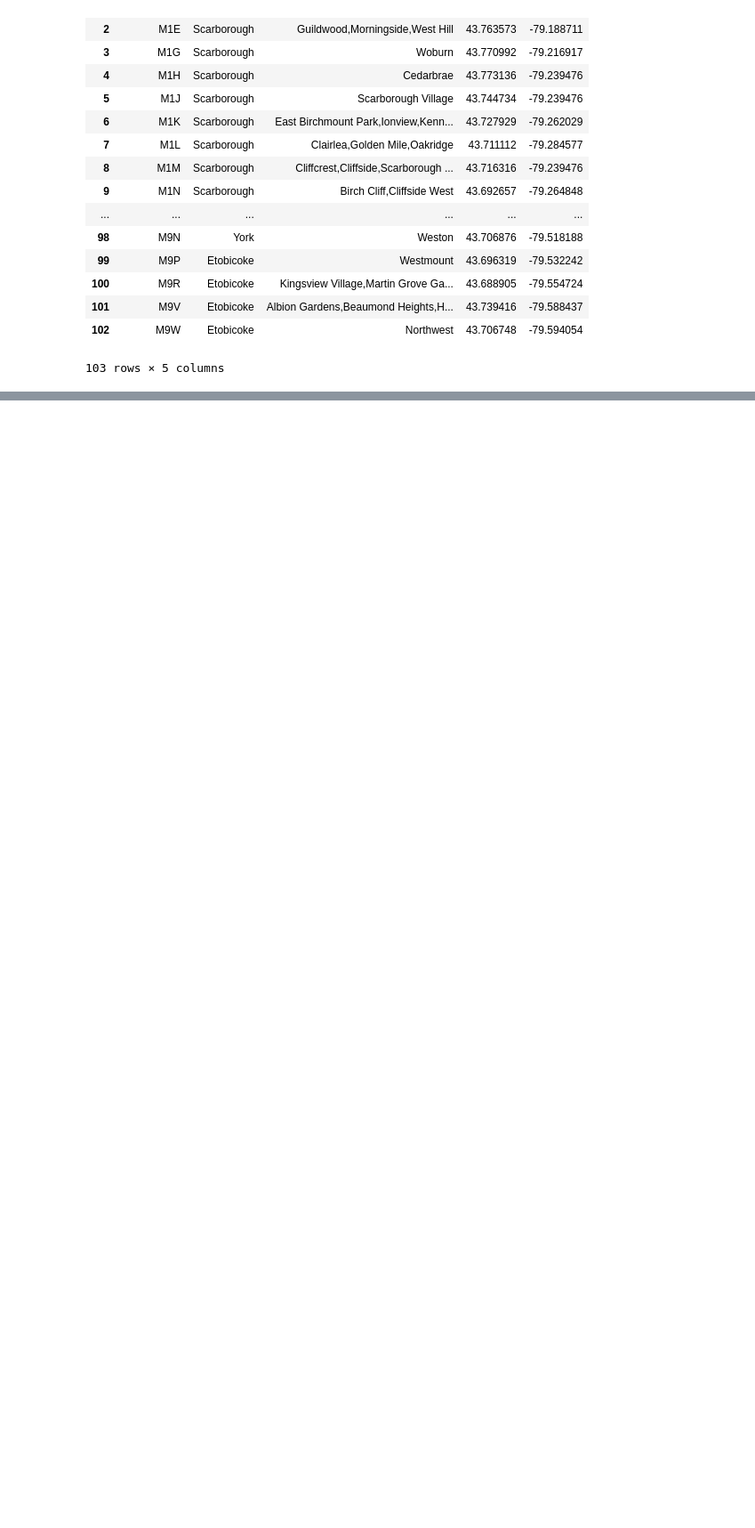
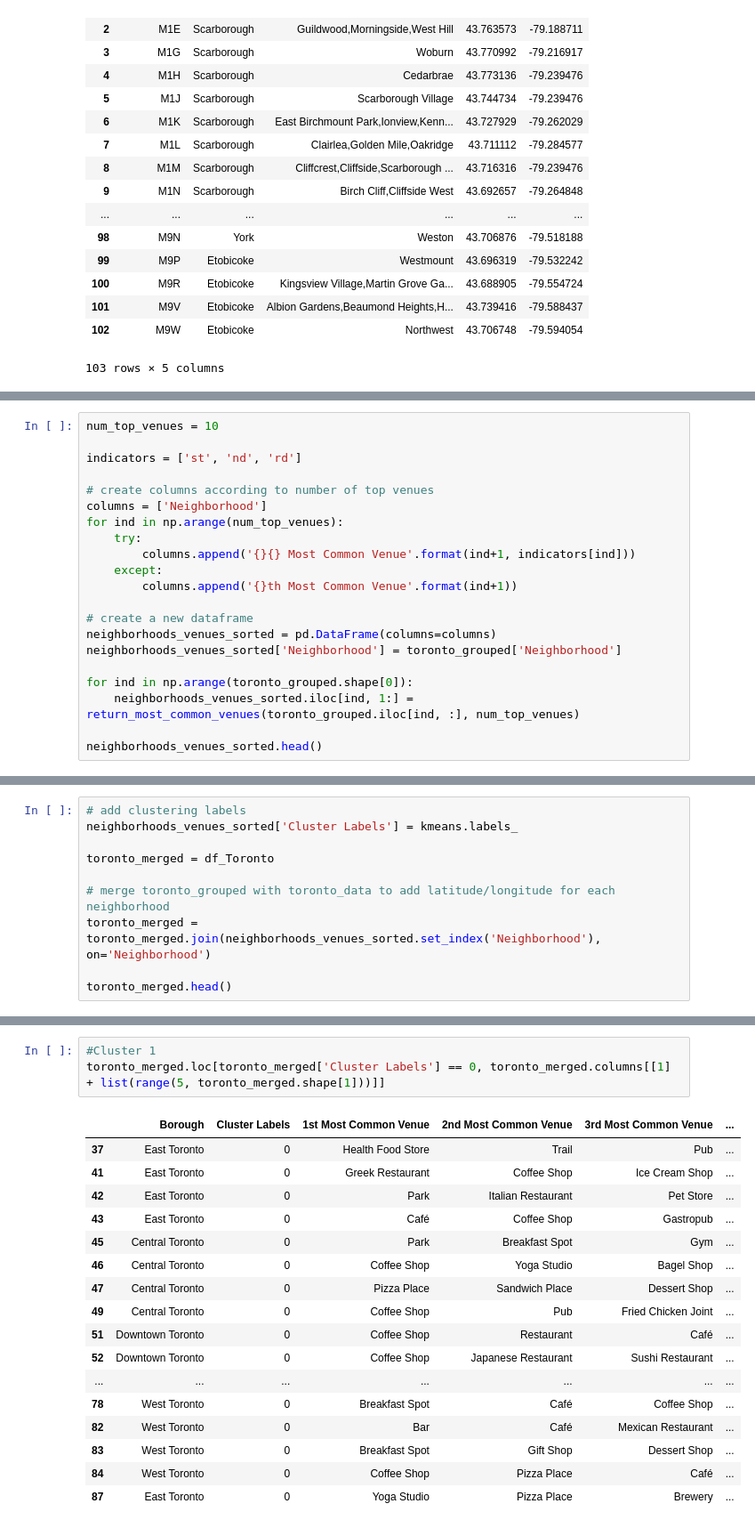
Before and after one commit to FuAdventure/Coursera_Capstone, a Jupyter notebook: Segmenting and Clustering Neighborhoods in Toronto.ipynb, the cells around one changed output, grey strips where cells are left out. Shown: that part at 89% size. Cells and saved outputs as stored; diff of their text form; blank space fills up the shorter version.

```diff
--- a/Segmenting and Clustering Neighborhoods in Toronto.ipynb
+++ b/Segmenting and Clustering Neighborhoods in Toronto.ipynb
@@ -241,0 +466,21 @@ df_m
+# %%
+num_top_venues = 10
+
+indicators = ['st', 'nd', 'rd']
+
+# create columns according to number of top venues
+columns = ['Neighborhood']
+for ind in np.arange(num_top_venues):
+    try:
+        columns.append('{}{} Most Common Venue'.format(ind+1, indicators[ind]))
+    except:
+        columns.append('{}th Most Common Venue'.format(ind+1))
+
+# create a new dataframe
+neighborhoods_venues_sorted = pd.DataFrame(columns=columns)
+neighborhoods_venues_sorted['Neighborhood'] = toronto_grouped['Neighborhood']
+
+for ind in np.arange(toronto_grouped.shape[0]):
+    neighborhoods_venues_sorted.iloc[ind, 1:] = return_most_common_venues(toronto_grouped.iloc[ind, :], num_top_venues)
+
+neighborhoods_venues_sorted.head()
@@ -241,0 +530,10 @@ df_m
+# %%
+# add clustering labels
+neighborhoods_venues_sorted['Cluster Labels'] = kmeans.labels_
+
+toronto_merged = df_Toronto
+
+# merge toronto_grouped with toronto_data to add latitude/longitude for each neighborhood
+toronto_merged = toronto_merged.join(neighborhoods_venues_sorted.set_index('Neighborhood'), on='Neighborhood')
+
+toronto_merged.head()
@@ -241,0 +578,21 @@ df_m
+# %%
+#Cluster 1
+toronto_merged.loc[toronto_merged['Cluster Labels'] == 0, toronto_merged.columns[[1] + list(range(5, toronto_merged.shape[1]))]]
+# %% [output]
+|  | Borough | Cluster Labels | 1st Most Common Venue | 2nd Most Common Venue | 3rd Most Common Venue | ... |
+| 37 | East Toronto | 0 | Health Food Store | Trail | Pub | ... |
+| 41 | East Toronto | 0 | Greek Restaurant | Coffee Shop | Ice Cream Shop | ... |
+| 42 | East Toronto | 0 | Park | Italian Restaurant | Pet Store | ... |
+| 43 | East Toronto | 0 | Café | Coffee Shop | Gastropub | ... |
+| 45 | Central Toronto | 0 | Park | Breakfast Spot | Gym | ... |
+| 46 | Central Toronto | 0 | Coffee Shop | Yoga Studio | Bagel Shop | ... |
+| 47 | Central Toronto | 0 | Pizza Place | Sandwich Place | Dessert Shop | ... |
+| 49 | Central Toronto | 0 | Coffee Shop | Pub | Fried Chicken Joint | ... |
+| 51 | Downtown Toronto | 0 | Coffee Shop | Restaurant | Café | ... |
+| 52 | Downtown Toronto | 0 | Coffee Shop | Japanese Restaurant | Sushi Restaurant | ... |
+| ... | ... | ... | ... | ... | ... | ... |
+| 78 | West Toronto | 0 | Breakfast Spot | Café | Coffee Shop | ... |
+| 82 | West Toronto | 0 | Bar | Café | Mexican Restaurant | ... |
+| 83 | West Toronto | 0 | Breakfast Spot | Gift Shop | Dessert Shop | ... |
+| 84 | West Toronto | 0 | Coffee Shop | Pizza Place | Café | ... |
+| 87 | East Toronto | 0 | Yoga Studio | Pizza Place | Brewery | ... |
```
Also changed, not shown: parts of 60 cells of this notebook.
